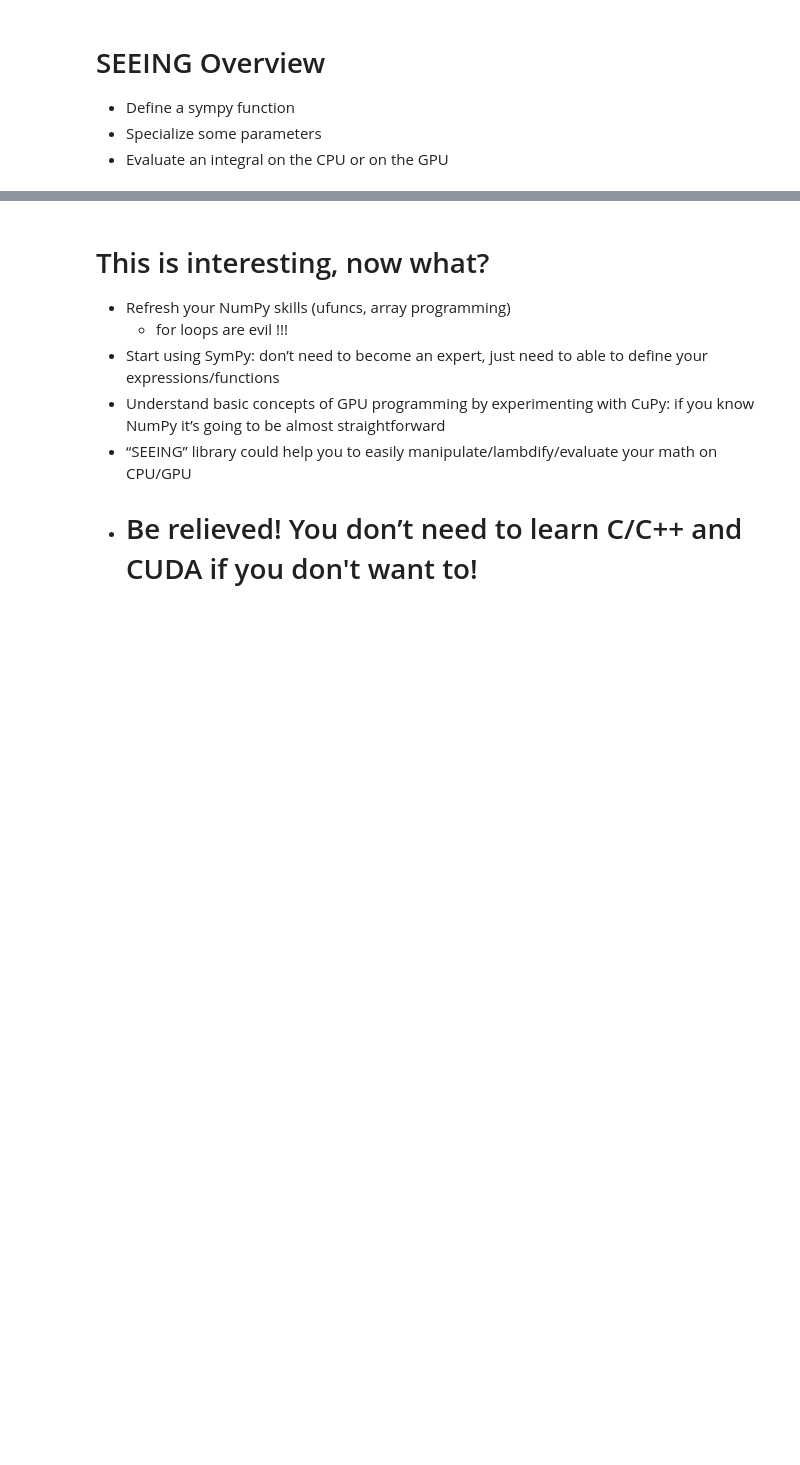
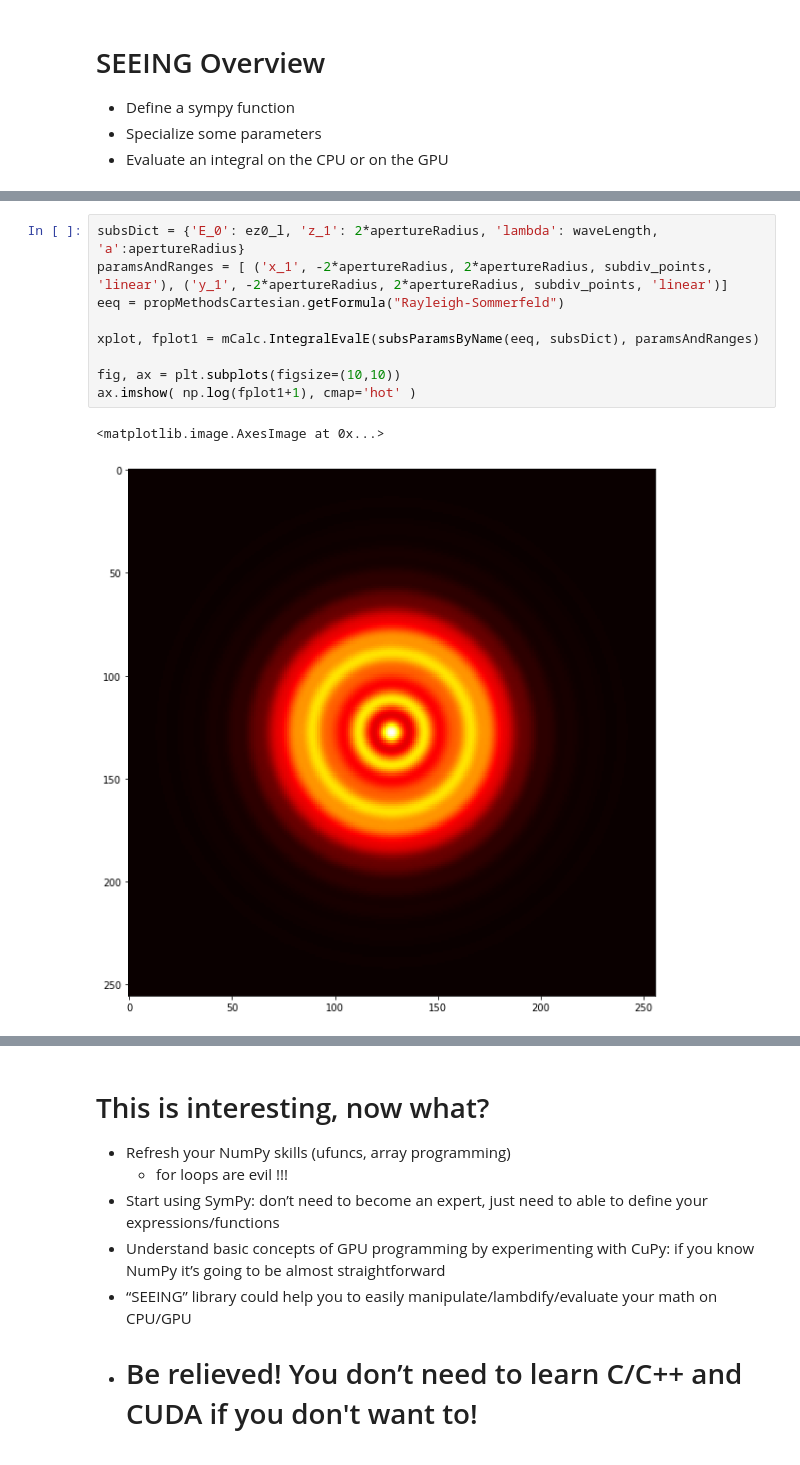
Before and after one commit to astro-tiptop/SEEING, a Jupyter notebook: Astrobigne.ipynb, the cells around one changed output, grey strips where cells are left out. Cells and saved outputs as stored; diff of their text form; blank space fills up the shorter version.

```diff
--- a/Astrobigne.ipynb
+++ b/Astrobigne.ipynb
@@ -333,0 +419,12 @@ $\displaystyle \log{\left(0.5 \left|{y_{0}}\right| + 1 \right)} + e^{- 2.0 x_{0}
+# %%
+subsDict = {'E_0': ez0_l, 'z_1': 2*apertureRadius, 'lambda': waveLength, 'a':apertureRadius}
+paramsAndRanges = [ ('x_1', -2*apertureRadius, 2*apertureRadius, subdiv_points, 'linear'), ('y_1', -2*apertureRadius, 2*apertureRadius, subdiv_points, 'linear')]
+eeq = propMethodsCartesian.getFormula("Rayleigh-Sommerfeld")
+
+xplot, fplot1 = mCalc.IntegralEvalE(subsParamsByName(eeq, subsDict), paramsAndRanges)
+
+fig, ax = plt.subplots(figsize=(10,10))
+ax.imshow( np.log(fplot1+1), cmap='hot' )
+# %% [output]
+<matplotlib.image.AxesImage at 0x...>
+[figure, added]
```
Also changed, not shown: parts of 18 cells of this notebook.
